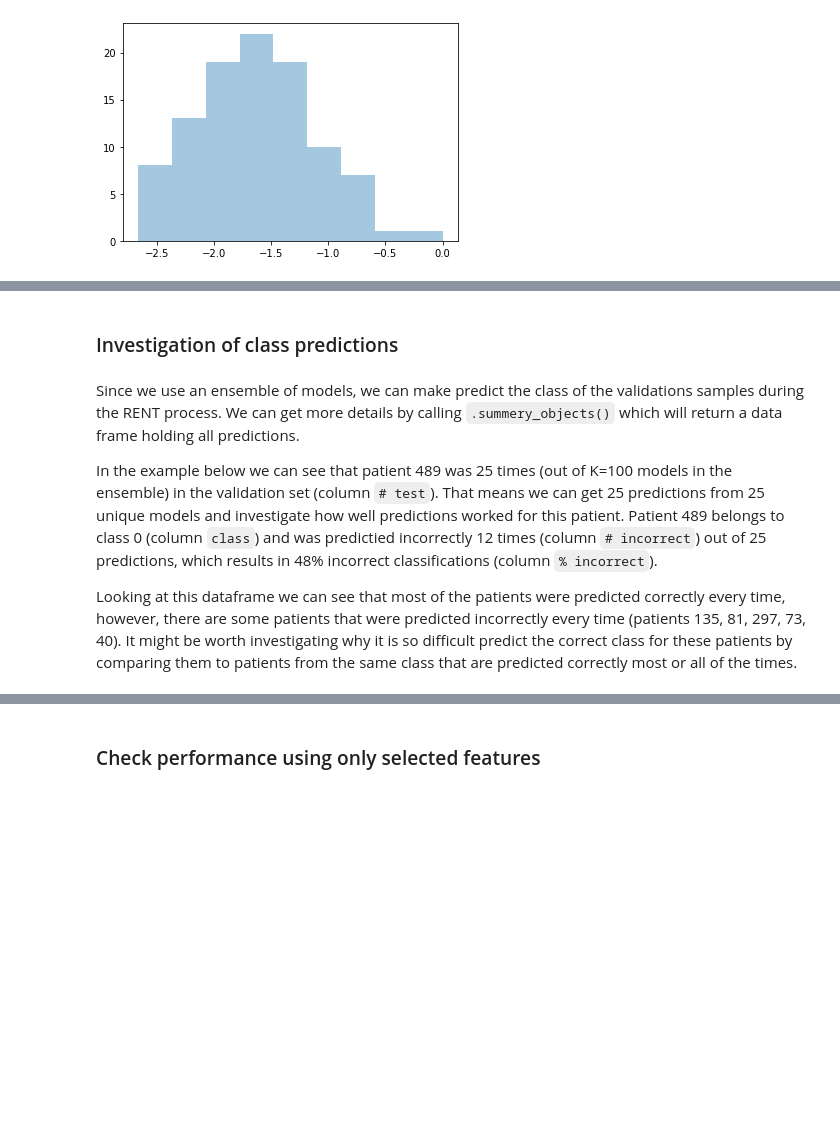
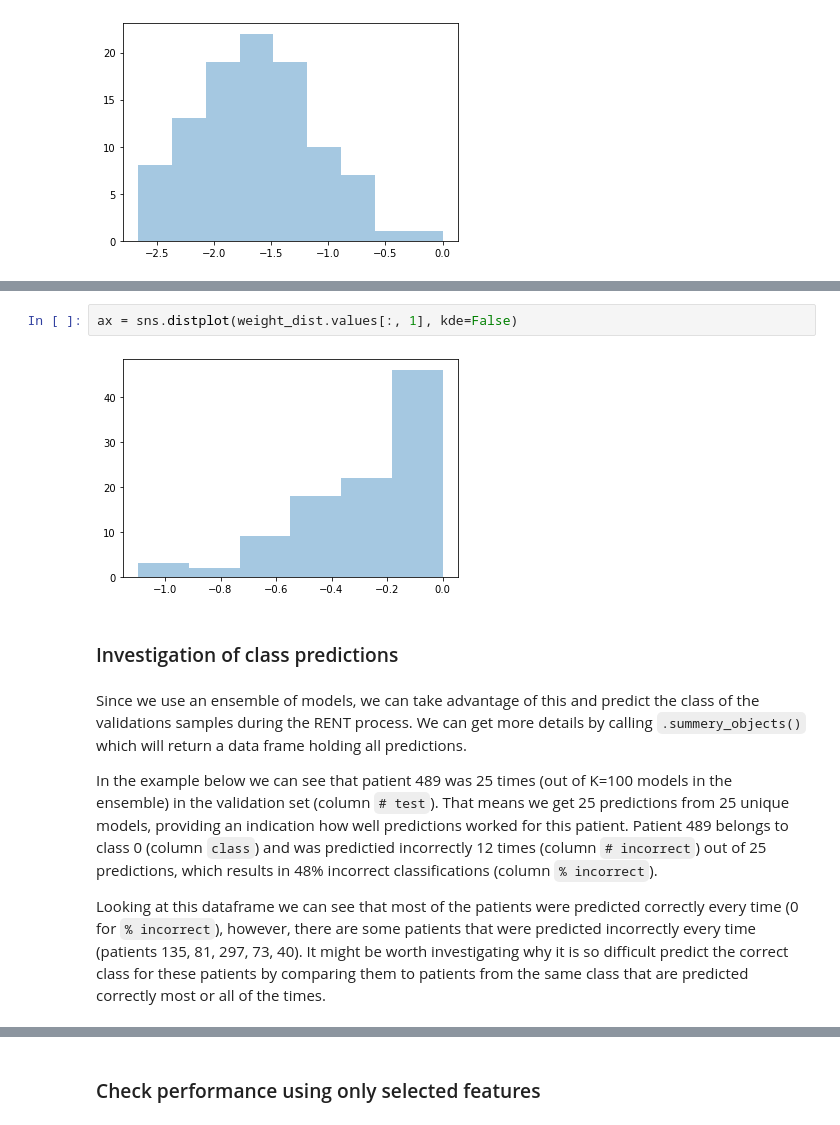
Before and after one commit to NMBU-Data-Science/RENT, a Jupyter notebook: src/RENT/Classification_example.ipynb, the cells around one changed output, grey strips where cells are left out. Saved outputs shown, nothing was run; the diff lists cells and outputs as text; blank space fills up the shorter version.

Commit message:
Update clf example

```diff
--- a/src/RENT/Classification_example.ipynb
+++ b/src/RENT/Classification_example.ipynb
@@ -337,10 +345,14 @@ ax = sns.distplot(weight_dist.values[:, 27], kde=False)
+# %%
+ax = sns.distplot(weight_dist.values[:, 1], kde=False)
+# %% [output]
+[figure, added]
 # %% [markdown]
 ### Investigation of class predictions
 # %% [markdown]
-Since we use an ensemble of models, we can make predict the class of the validations samples during the RENT process. We can get more details by calling `.summery_objects()` which will return a data frame holding all predictions.
+Since we use an ensemble of models, we can take advantage of this and predict the class of the validations samples during the RENT process. We can get more details by calling `.summery_objects()` which will return a data frame holding all predictions.
 
-In the example below we can see that patient 489 was 25 times (out of K=100 models in the ensemble) in the validation set (column `# test`). That means we can get 25 predictions from 25 unique models and investigate how well predictions worked for this patient. Patient 489 belongs to class 0 (column `class`) and was predictied incorrectly 12 times (column `# incorrect`) out of 25 predictions, which results in 48% incorrect classifications (column `% incorrect`).
+In the example below we can see that patient 489 was 25 times (out of K=100 models in the ensemble) in the validation set (column `# test`). That means we get 25 predictions from 25 unique models, providing an indication how well predictions worked for this patient. Patient 489 belongs to class 0 (column `class`) and was predictied incorrectly 12 times (column `# incorrect`) out of 25 predictions, which results in 48% incorrect classifications (column `% incorrect`).
 
-Looking at this dataframe we can see that most of the patients were predicted correctly every time, however, there are some patients that were predicted incorrectly every time (patients 135, 81, 297, 73, 40). It might be worth investigating why it is so difficult predict the correct class for these patients by comparing them to patients from the same class that are predicted correctly most or all of the times.
+Looking at this dataframe we can see that most of the patients were predicted correctly every time (0 for `% incorrect`), however, there are some patients that were predicted incorrectly every time (patients 135, 81, 297, 73, 40). It might be worth investigating why it is so difficult predict the correct class for these patients by comparing them to patients from the same class that are predicted correctly most or all of the times.
 # %%
 analysis.summary_objects()
```
Also changed, not shown: parts of 23 cells of this notebook.
